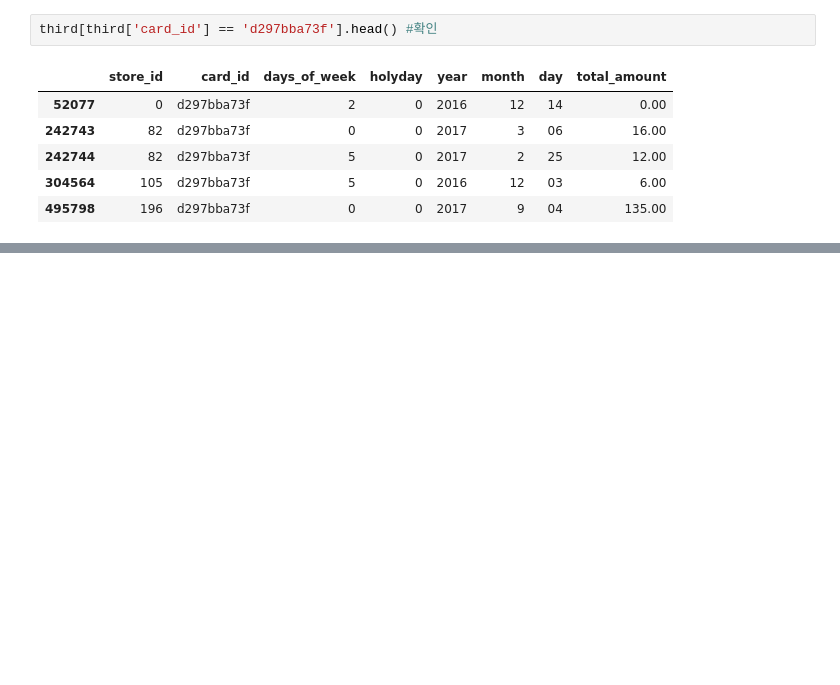
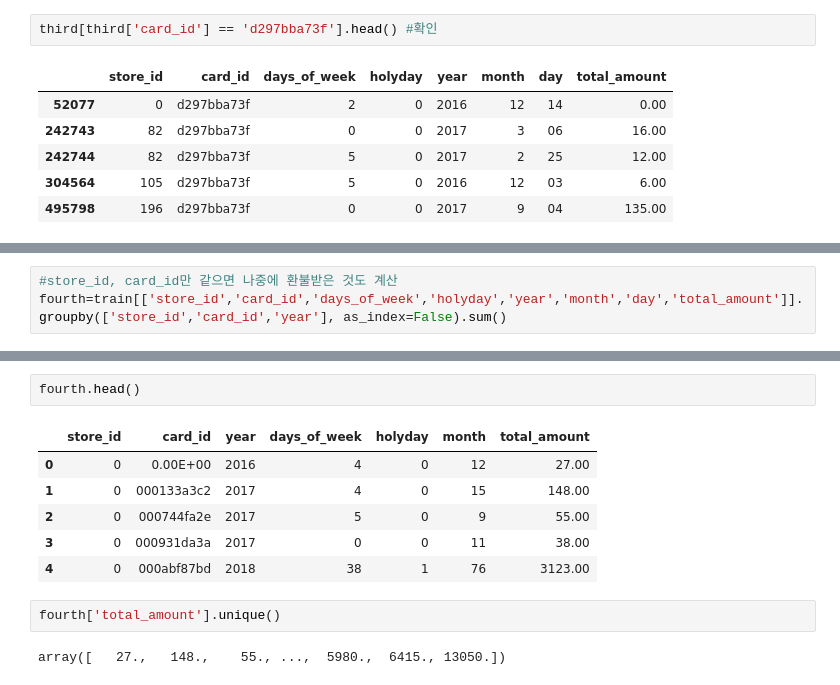
Before and after one commit to brandnewmin/brandnewm, a Jupyter notebook: dacon2.ipynb, the cells around one changed output, grey strips where cells are left out. Cells and saved outputs as stored; diff of their text form; blank space fills up the shorter version.

```diff
--- a/dacon2.ipynb
+++ b/dacon2.ipynb
@@ -383,0 +391,3 @@ third[third['card_id'] == 'd297bba73f'].head() #확인
+# %%
+#store_id, card_id만 같으면 나중에 환불받은 것도 계산
+fourth=train[['store_id','card_id','days_of_week','holyday','year','month','day','total_amount']].groupby(['store_id','card_id','year'], as_index=False).sum()
@@ -383,0 +404,13 @@ third[third['card_id'] == 'd297bba73f'].head() #확인
+# %%
+fourth.head()
+# %% [output]
+|  | store_id | card_id | year | days_of_week | holyday | month | total_amount |
+| 0 | 0 | 0.00E+00 | 2016 | 4 | 0 | 12 | 27.00 |
+| 1 | 0 | 000133a3c2 | 2017 | 4 | 0 | 15 | 148.00 |
+| 2 | 0 | 000744fa2e | 2017 | 5 | 0 | 9 | 55.00 |
+| 3 | 0 | 000931da3a | 2017 | 0 | 0 | 11 | 38.00 |
+| 4 | 0 | 000abf87bd | 2018 | 38 | 1 | 76 | 3123.00 |
+# %%
+fourth['total_amount'].unique()
+# %% [output]
+array([   27.,   148.,    55., ...,  5980.,  6415., 13050.])
```
Also changed, not shown: parts of 14 cells of this notebook.
